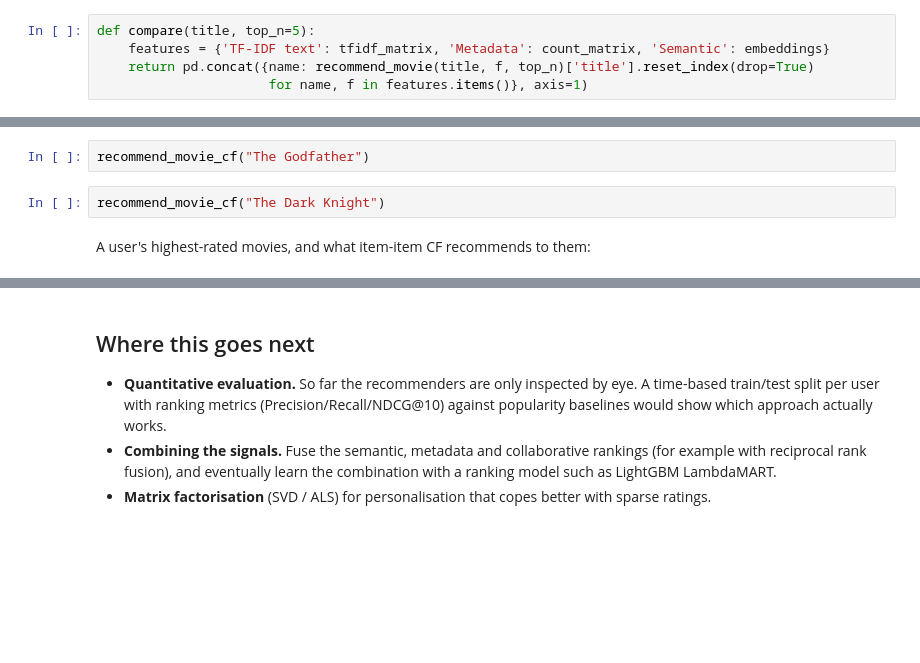
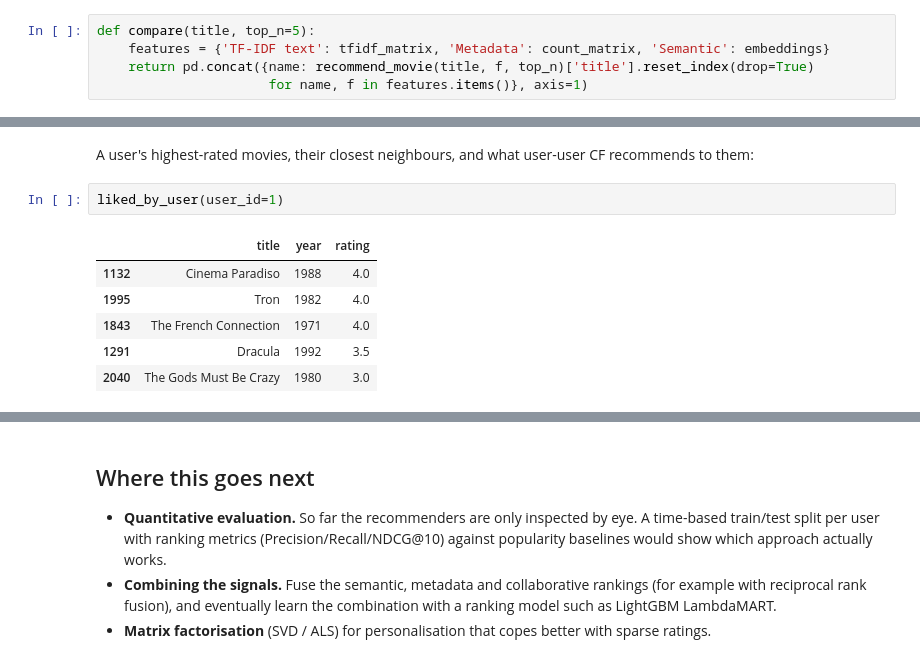
Before and after one commit to asitdave/Movie-Recommendation-System, a Jupyter notebook: Movie-Recommender.ipynb, the cells around one changed output, grey strips where cells are left out. Saved outputs shown, nothing was run; the diff lists cells and outputs as text; blank space fills up the shorter version.

```diff
--- a/Movie-Recommender.ipynb
+++ b/Movie-Recommender.ipynb
@@ -351,7 +567,12 @@ def liked_by_user(user_id, top_n=5):
-# %%
-recommend_movie_cf("The Godfather")
-# %%
-recommend_movie_cf("The Dark Knight")
-# %% [markdown]
-A user's highest-rated movies, and what item-item CF recommends to them:
+# %% [markdown]
+A user's highest-rated movies, their closest neighbours, and what user-user CF recommends to them:
+# %%
+liked_by_user(user_id=1)
+# %% [output]
+|  | title | year | rating |
+| 1132 | Cinema Paradiso | 1988 | 4.0 |
+| 1995 | Tron | 1982 | 4.0 |
+| 1843 | The French Connection | 1971 | 4.0 |
+| 1291 | Dracula | 1992 | 3.5 |
+| 2040 | The Gods Must Be Crazy | 1980 | 3.0 |
 # %%
```
Also changed, not shown: parts of 29 cells of this notebook.
